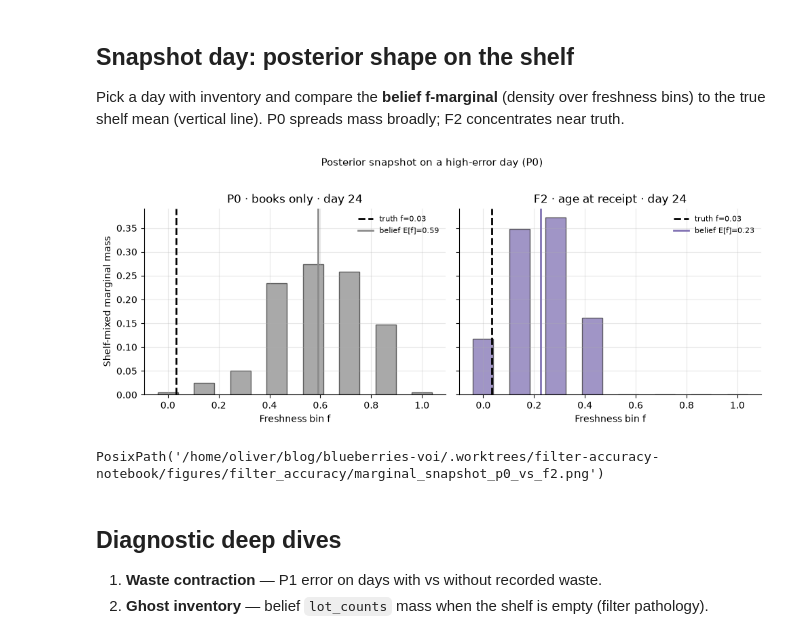
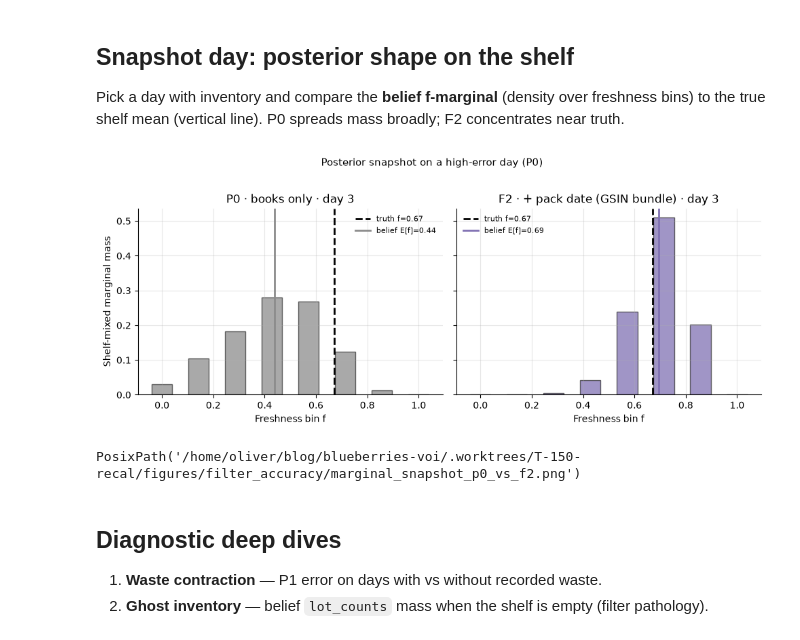
Before and after one commit to OliverEvans96/blueberries-voi, a Jupyter notebook: notebooks/13_filter_accuracy_knowledge_ladder.ipynb, the cells around one changed output. Cells and saved outputs as stored; diff of their text form; code cells hidden in the pictures.

```diff
--- a/notebooks/13_filter_accuracy_knowledge_ladder.ipynb
+++ b/notebooks/13_filter_accuracy_knowledge_ladder.ipynb
@@ -540,12 +553,41 @@ Pick a day with inventory and compare the **belief f-marginal** (density over fr
 bins) to the true shelf mean (vertical line). P0 spreads mass broadly; F2 concentrates
 near truth.
 # %%
-# T-150: snapshot replay skipped (needs a live session). Modal JSON has day MAE only.
-# Keep figures/filter_accuracy/marginal_snapshot_p0_vs_f2.png as a method sketch.
-print("Skipping marginal snapshot replay; see Modal ladder MAE in the previous section.")
+def plot_marginal_snapshot(seed: int = PRIMARY_SEED) -> Path:
+    orders, _ = orders_cache[seed]
+    p0_days = timeline[("P0", seed)]
+    # day with highest P0 error
+    worst = max(p0_days, key=lambda d: d.abs_f_err)
+    day = worst.episode_day
+
+    deltas = {sc: replay_day_delta(sc, seed, orders, day) for sc in ("P0", "F2")}
+    truth_f = shelf_mean_f_from_live(deltas["P0"]["live_lots"])
+
+    fig, axes = plt.subplots(1, 2, figsize=(10, 4), sharey=True)
+    for ax, sc in zip(axes, ("P0", "F2")):
+        bel = deltas[sc]["belief"]
+        grid, mix = shelf_marginal_f(bel)
+        ax.bar(grid, mix, width=0.08, color=SCENARIO_COLORS[sc], alpha=0.75, edgecolor="0.2")
+        ax.axvline(truth_f, color="black", ls="--", lw=2, label=f"truth f={truth_f:.2f}")
+        bf = shelf_mean_f_from_belief(bel)
+        if bf is not None:
+            ax.axvline(bf, color=SCENARIO_COLORS[sc], ls="-", lw=2, label=f"belief E[f]={bf:.2f}")
+        ax.set_xlabel("Freshness bin f")
+        ax.set_title(f"{SCENARIO_LABELS[sc]} · day {day}")
+        ax.legend(frameon=False, fontsize=8)
+    axes[0].set_ylabel("Shelf-mixed marginal mass")
+    fig.suptitle("Posterior snapshot on a high-error day (P0)", y=1.02, fontsize=11)
+    fig.tight_layout()
+    out = FIG_DIR / "marginal_snapshot_p0_vs_f2.png"
+    fig.savefig(out, dpi=150)
+    plt.show()
+    return out
+
+
+plot_marginal_snapshot()
 # %% [output]
-[figure, old version]
+[figure, new version]
-PosixPath('/home/oliver/blog/blueberries-voi/.worktrees/filter-accuracy-notebook/figures/filter_accuracy/marginal_snapshot_p0_vs_f2.png')
+PosixPath('/home/oliver/blog/blueberries-voi/.worktrees/T-150-recal/figures/filter_accuracy/marginal_snapshot_p0_vs_f2.png')
 # %% [markdown]
 ## Diagnostic deep dives
 
```
Also changed, not shown: parts of 15 cells of this notebook, 1 other file.
